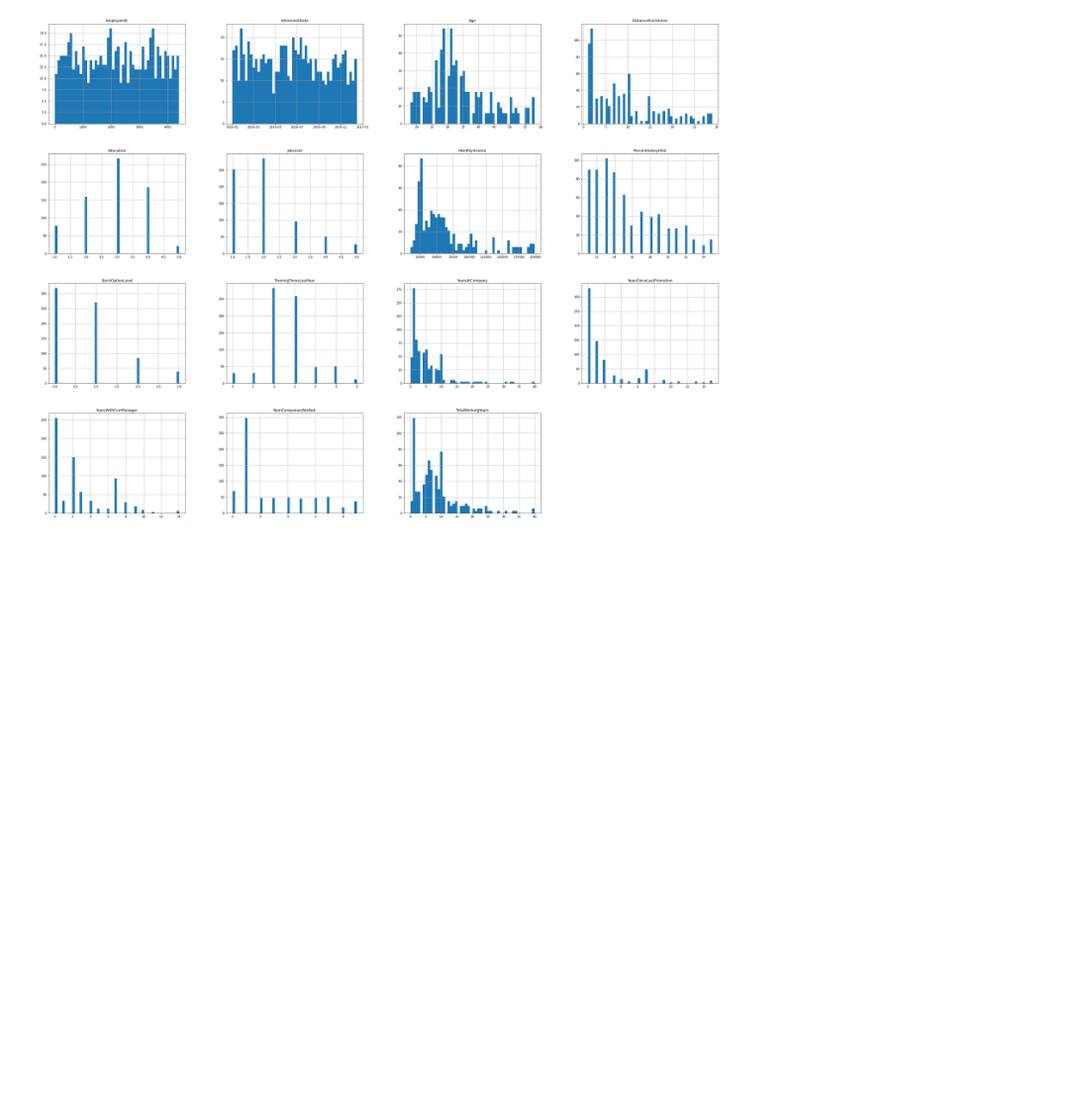
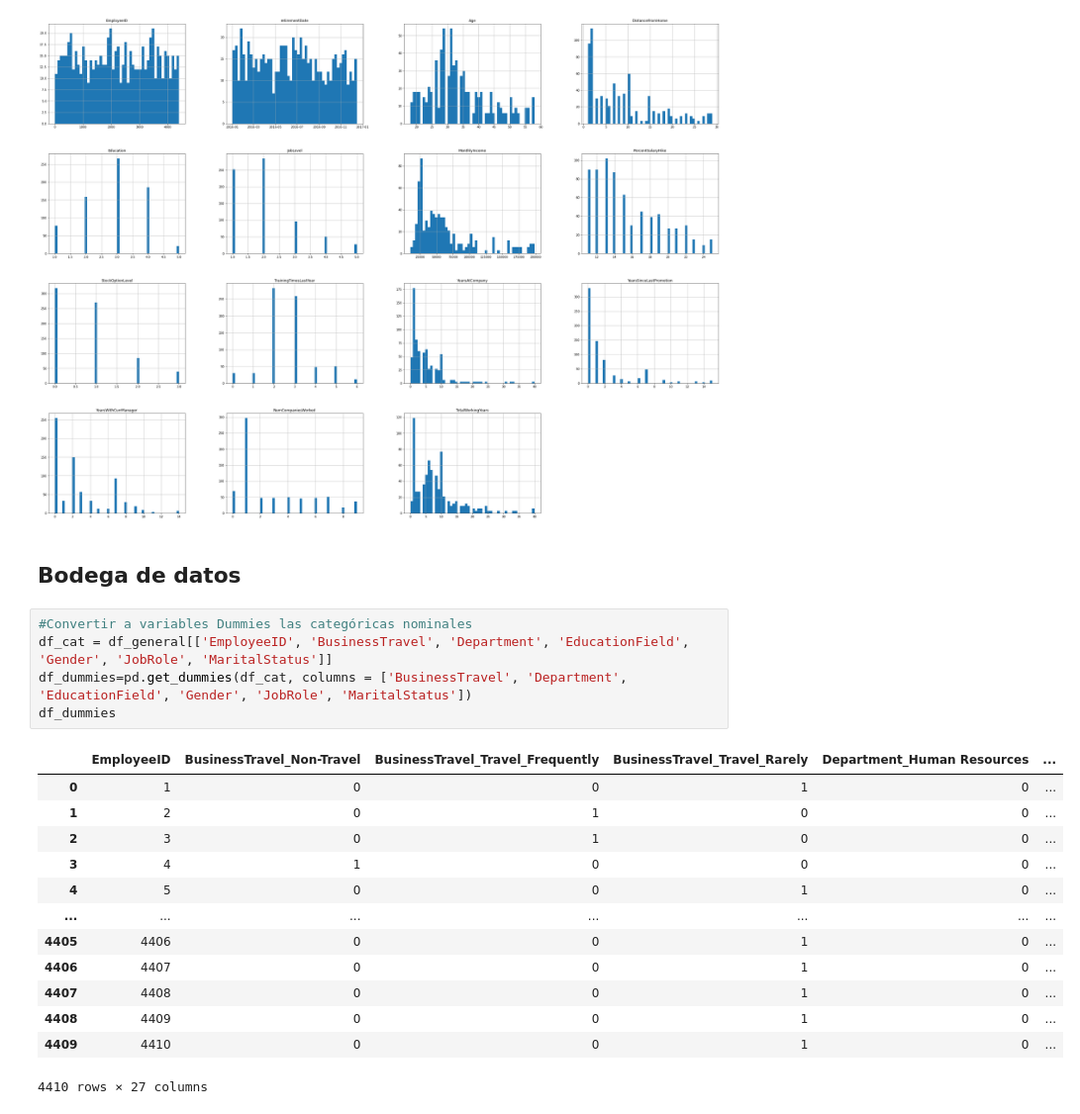
Before and after one commit to jhansanchez/Caso-de-estudio-RH, a Jupyter notebook: casoRH.ipynb, the cells around one changed output. Shown at 99% size. Drawn from its saved outputs; the diff is of its cells as text; blank space fills up the shorter version.

```diff
--- a/casoRH.ipynb
+++ b/casoRH.ipynb
@@ -1065,3 +1126,24 @@ df_GR.hist(bins=50, figsize=(40,30))
 plt.show()
 # %% [output]
 [figure]
+# %% [markdown]
+## Bodega de datos
+# %%
+#Convertir a variables Dummies las categóricas nominales
+df_cat = df_general[['EmployeeID', 'BusinessTravel', 'Department', 'EducationField', 'Gender', 'JobRole', 'MaritalStatus']]
+df_dummies=pd.get_dummies(df_cat, columns = ['BusinessTravel', 'Department', 'EducationField', 'Gender', 'JobRole', 'MaritalStatus'])
+df_dummies
+# %% [output]
+|  | EmployeeID | BusinessTravel_Non-Travel | BusinessTravel_Travel_Frequently | BusinessTravel_Travel_Rarely | Department_Human Resources | ... |
+| 0 | 1 | 0 | 0 | 1 | 0 | ... |
+| 1 | 2 | 0 | 1 | 0 | 0 | ... |
+| 2 | 3 | 0 | 1 | 0 | 0 | ... |
+| 3 | 4 | 1 | 0 | 0 | 0 | ... |
+| 4 | 5 | 0 | 0 | 1 | 0 | ... |
+| ... | ... | ... | ... | ... | ... | ... |
+| 4405 | 4406 | 0 | 0 | 1 | 0 | ... |
+| 4406 | 4407 | 0 | 0 | 1 | 0 | ... |
+| 4407 | 4408 | 0 | 0 | 1 | 0 | ... |
+| 4408 | 4409 | 0 | 0 | 1 | 0 | ... |
+| 4409 | 4410 | 0 | 0 | 1 | 0 | ... |
+4410 rows × 27 columns
```
Also changed, not shown: parts of 31 cells of this notebook.
